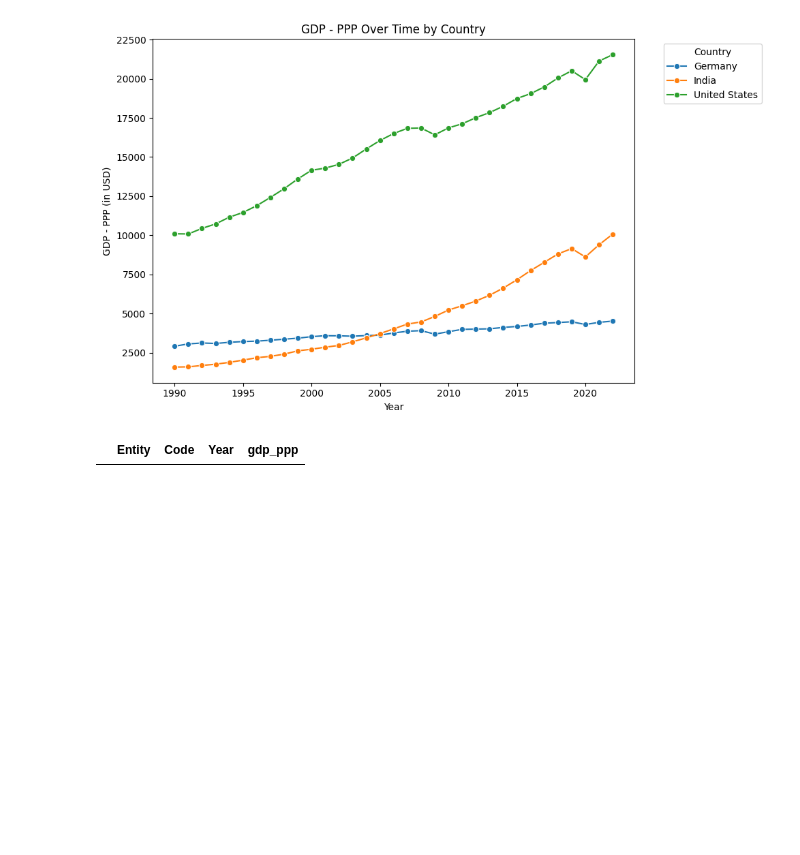
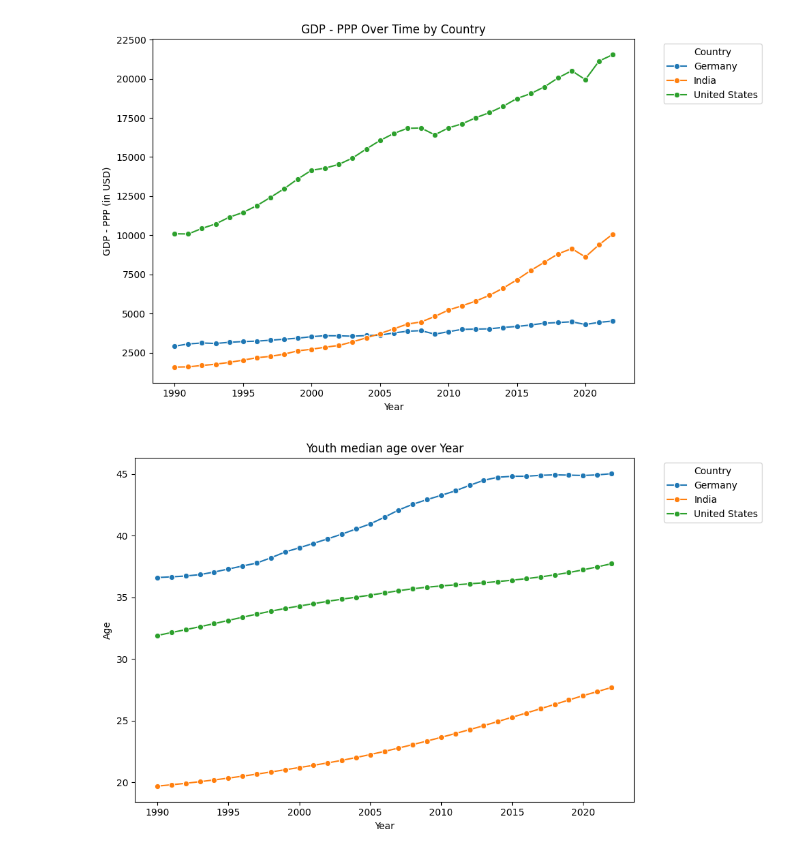
Before and after one commit to sathyaNEU/eco-gdp-predictor, a Jupyter notebook: notebook/eda/dataprep.ipynb, the cells around one changed output. Saved outputs shown, nothing was run; the diff lists cells and outputs as text; code cells hidden in the pictures; blank space fills up the shorter version.

```diff
--- a/notebook/eda/dataprep.ipynb
+++ b/notebook/eda/dataprep.ipynb
@@ -17,7 +18,8 @@ fetp, fr, gdp = pd.read_csv(fetp_path), pd.read_csv(fr_path), pd.read_csv(gdp_pa
 # %%
-fetp.rename(columns={'Employment to population ratio, 15+, female (%) (national estimate)':'emp_pop_ratio'},inplace=True)
-fr.rename(columns={'Fertility rate - Sex: all - Age: all - Variant: estimates':'fr_ratio'},inplace=True)
+we.rename(columns={'Combined - average years of education for 15-64 years female youth and adults':'we_avg_yr'},inplace=True)
+fr.rename(columns={'Fertility rate - Sex: all - Age: all - Variant: estimates':'fr'},inplace=True)
 gdp.rename(columns={'GDP, PPP (constant 2017 international $)':'gdp_ppp'},inplace=True)
+age.rename(columns={'Median age - Sex: all - Age: all - Variant: estimates':'median_age'},inplace=True)
 # %% [markdown]
 ### Year Range
 # %%
@@ -160,4 +151,23 @@ plt.tight_layout()  # Adjust layout to prevent clipping
 plt.show()
 # %% [output]
 [figure]
+# %%
+# Set the color palette for countries
+sns.set_palette("tab10")  # You can change the palette as needed
+
+# Create a line plot
+plt.figure(figsize=(10, 6))  # Adjust the size of the plot if needed
+sns.lineplot(data=filtered_age, x='Year', y='median_age', hue='Entity', marker='o')
+
+# Title and labels
+plt.title('Youth median age over Year')
+plt.xlabel('Year')
+plt.ylabel('Age')
+
+# Show the plot
+plt.legend(title='Country', bbox_to_anchor=(1.05, 1), loc='upper left')  # Adjust legend position
+plt.tight_layout()  # Adjust layout to prevent clipping
+plt.show()
+# %% [output]
+[figure, added]
 # %%
@@ -168,6 +180,2 @@ merged_df = tmp_df2.filter(items=['Entity','Year','emp_pop_ratio','fr_ratio','gd
 # %%
 merged_df.to_csv(artifacts_path+'eco-1990-2022.csv',index=False)
-# %%
-filtered_gdp[filtered_gdp['Entity']=='Singapore']
-# %% [output]
-|  | Entity | Code | Year | gdp_ppp |
```
Also changed, not shown: parts of 15 cells of this notebook, 7 other files.
